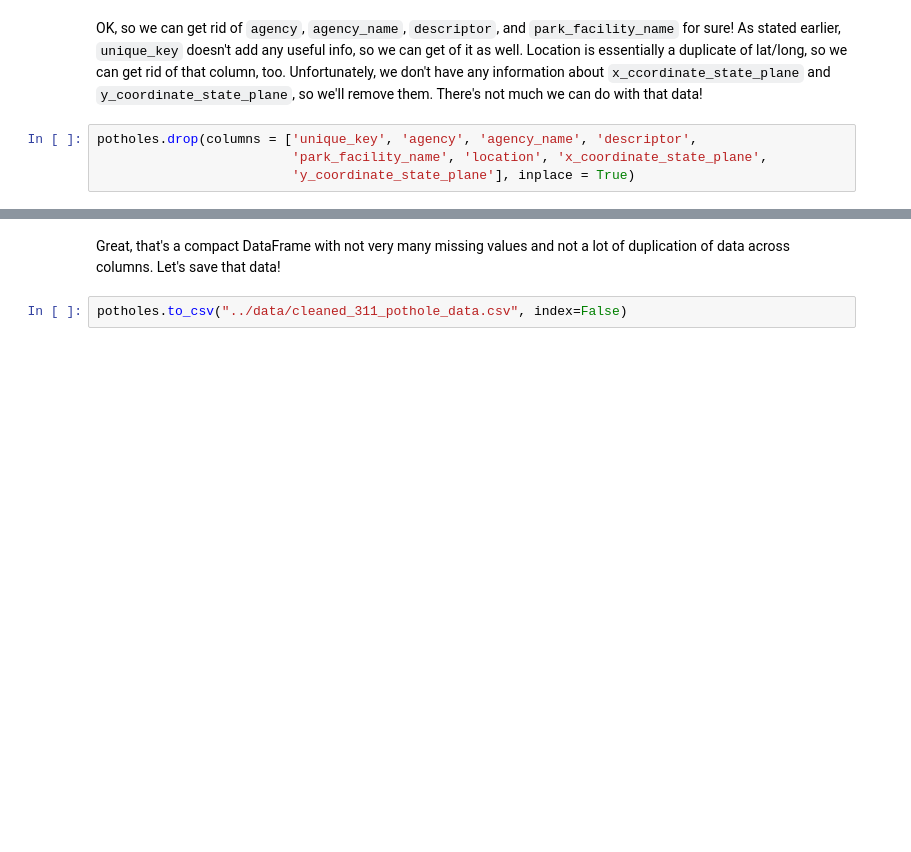
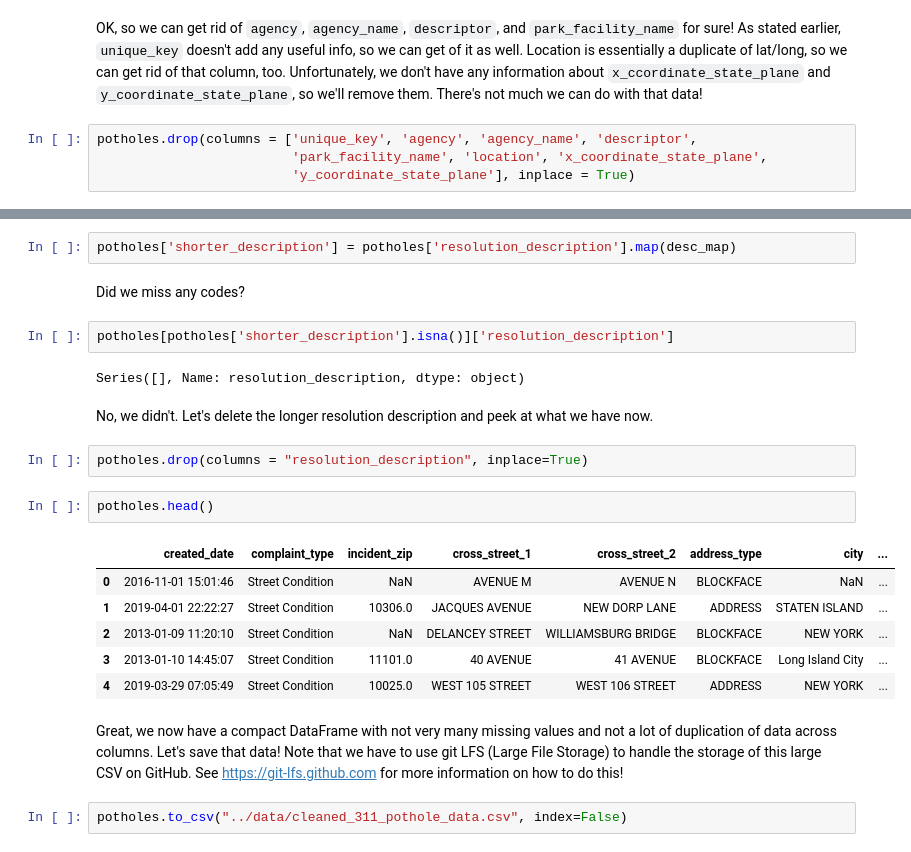
Before and after one commit to yeshiva-analytics-programming/final-project-example, a Jupyter notebook: ingest_prepare_data/Ingesting_and_Preparing.ipynb, the cells around one changed output, grey strips where cells are left out. Drawn from its saved outputs; the diff is of its cells as text; blank space fills up the shorter version.

```diff
--- a/ingest_prepare_data/Ingesting_and_Preparing.ipynb
+++ b/ingest_prepare_data/Ingesting_and_Preparing.ipynb
@@ -158,4 +279,25 @@ memory usage: 73.8+ MB
+# %%
+potholes['shorter_description'] = potholes['resolution_description'].map(desc_map)
+# %% [markdown]
+Did we miss any codes?
+# %%
+potholes[potholes['shorter_description'].isna()]['resolution_description']
+# %% [output]
+Series([], Name: resolution_description, dtype: object)
+# %% [markdown]
+No, we didn't.  Let's delete the longer resolution description and peek at what we have now.
+# %%
+potholes.drop(columns = "resolution_description", inplace=True)
+# %%
+potholes.head()
+# %% [output]
+|  | created_date | complaint_type | incident_zip | cross_street_1 | cross_street_2 | address_type | city | ... |
+| 0 | 2016-11-01 15:01:46 | Street Condition | NaN | AVENUE M | AVENUE N | BLOCKFACE | NaN | ... |
+| 1 | 2019-04-01 22:22:27 | Street Condition | 10306.0 | JACQUES AVENUE | NEW DORP LANE | ADDRESS | STATEN ISLAND | ... |
+| 2 | 2013-01-09 11:20:10 | Street Condition | NaN | DELANCEY STREET | WILLIAMSBURG BRIDGE | BLOCKFACE | NEW YORK | ... |
+| 3 | 2013-01-10 14:45:07 | Street Condition | 11101.0 | 40 AVENUE | 41 AVENUE | BLOCKFACE | Long Island City | ... |
+| 4 | 2019-03-29 07:05:49 | Street Condition | 10025.0 | WEST 105 STREET | WEST 106 STREET | ADDRESS | NEW YORK | ... |
 # %% [markdown]
-Great, that's  a compact DataFrame with not very many missing values and not a lot of duplication of data across columns.  Let's save that data!
+Great, we now have a compact DataFrame with not very many missing values and not a lot of duplication of data across columns.  Let's save that data!  Note that we have to use git LFS (Large File Storage) to handle the storage of this large CSV on GitHub.  See https://git-lfs.github.com for more information on how to do this!
 # %%
 potholes.to_csv("../data/cleaned_311_pothole_data.csv", index=False)
```
Also changed, not shown: parts of 14 cells of this notebook, 2 other files.
